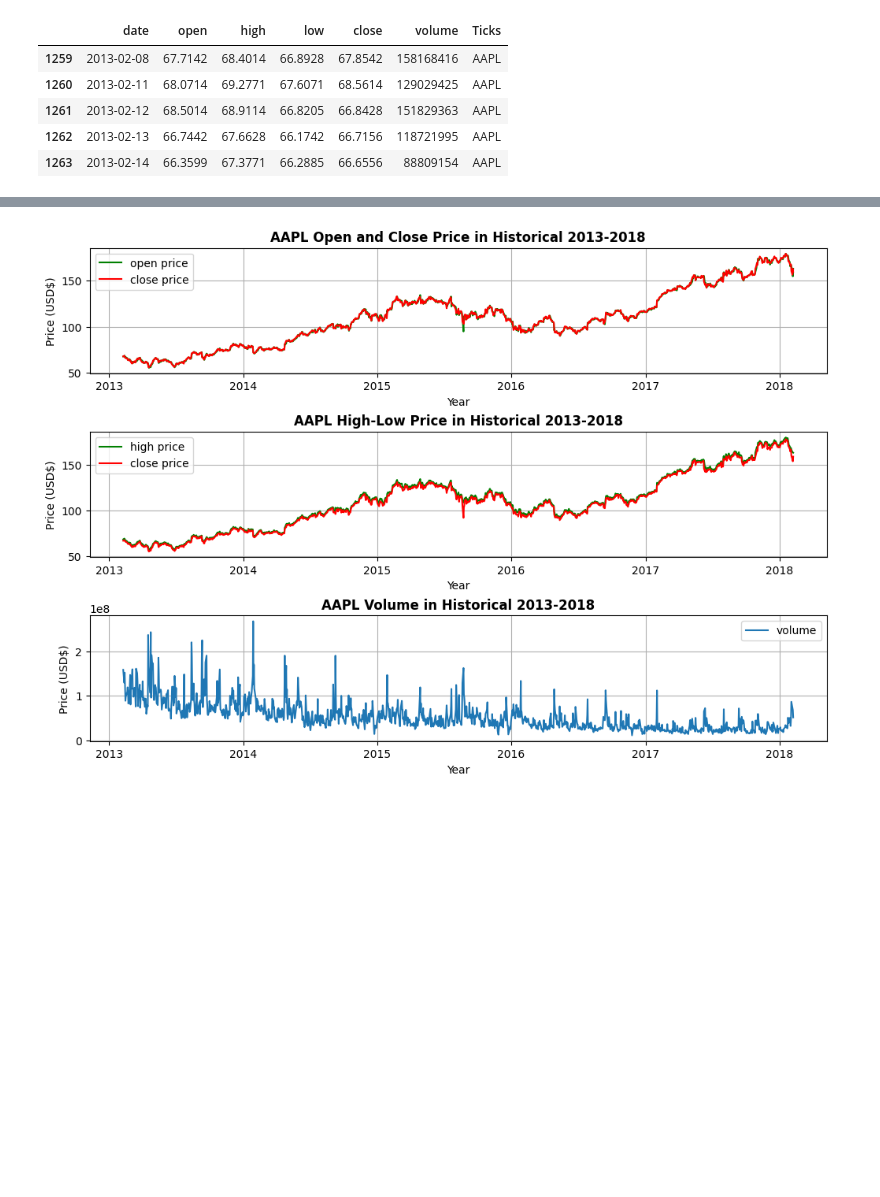
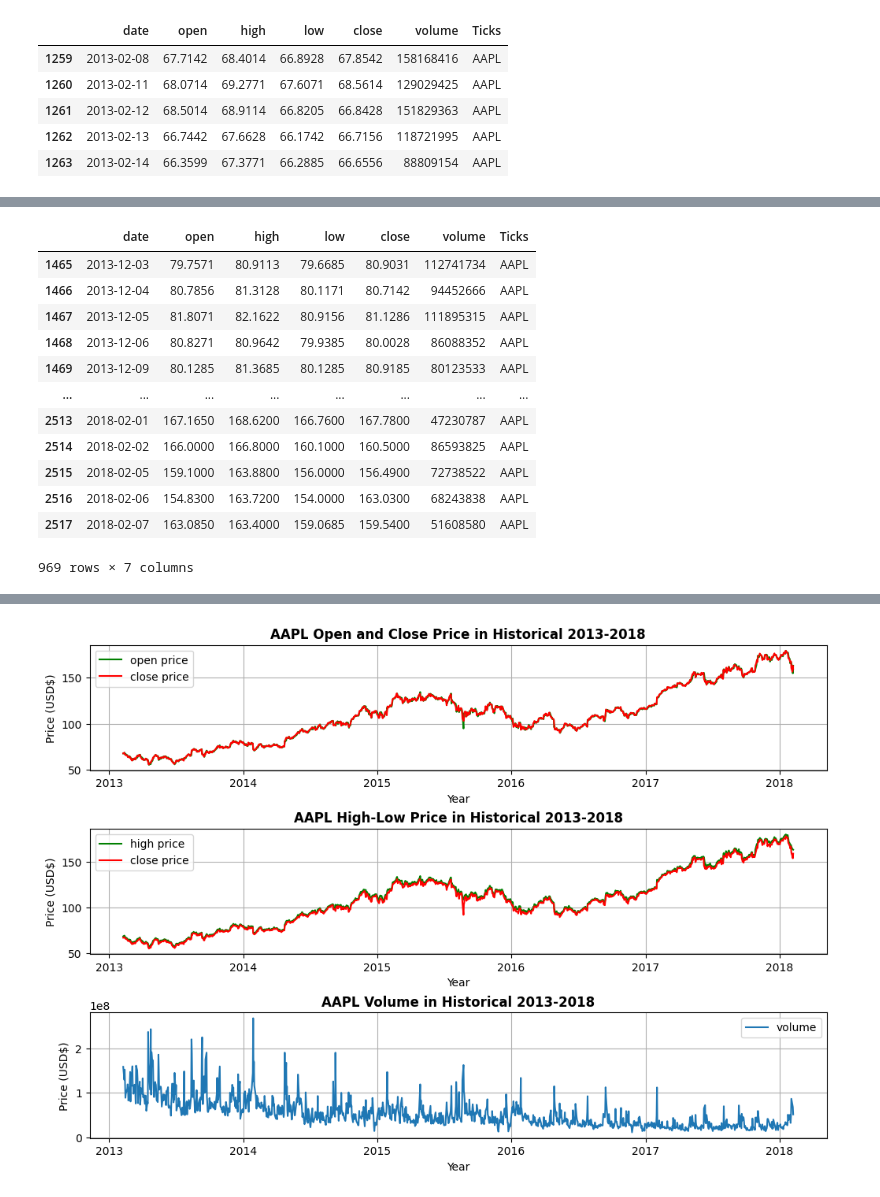
Before and after one commit to ongfong/data_analysis_projects, a Jupyter notebook: AAPL_stock_analysis.ipynb, the cells around one changed output, grey strips where cells are left out. Drawn from its saved outputs; the diff is of its cells as text; code cells hidden in the pictures; blank space fills up the shorter version.

```diff
--- a/AAPL_stock_analysis.ipynb
+++ b/AAPL_stock_analysis.ipynb
@@ -112,0 +122,17 @@ aapl.head()
+# %%
+# additional condition
+aapl.loc[(aapl.open > 70) & (aapl.close > 80)]
+# %% [output]
+|  | date | open | high | low | close | volume | Ticks |
+| 1465 | 2013-12-03 | 79.7571 | 80.9113 | 79.6685 | 80.9031 | 112741734 | AAPL |
+| 1466 | 2013-12-04 | 80.7856 | 81.3128 | 80.1171 | 80.7142 | 94452666 | AAPL |
+| 1467 | 2013-12-05 | 81.8071 | 82.1622 | 80.9156 | 81.1286 | 111895315 | AAPL |
+| 1468 | 2013-12-06 | 80.8271 | 80.9642 | 79.9385 | 80.0028 | 86088352 | AAPL |
+| 1469 | 2013-12-09 | 80.1285 | 81.3685 | 80.1285 | 80.9185 | 80123533 | AAPL |
+| ... | ... | ... | ... | ... | ... | ... | ... |
+| 2513 | 2018-02-01 | 167.1650 | 168.6200 | 166.7600 | 167.7800 | 47230787 | AAPL |
+| 2514 | 2018-02-02 | 166.0000 | 166.8000 | 160.1000 | 160.5000 | 86593825 | AAPL |
+| 2515 | 2018-02-05 | 159.1000 | 163.8800 | 156.0000 | 156.4900 | 72738522 | AAPL |
+| 2516 | 2018-02-06 | 154.8300 | 163.7200 | 154.0000 | 163.0300 | 68243838 | AAPL |
+| 2517 | 2018-02-07 | 163.0850 | 163.4000 | 159.0685 | 159.5400 | 51608580 | AAPL |
+969 rows × 7 columns
```
Also changed, not shown: parts of 2 cells of this notebook.
